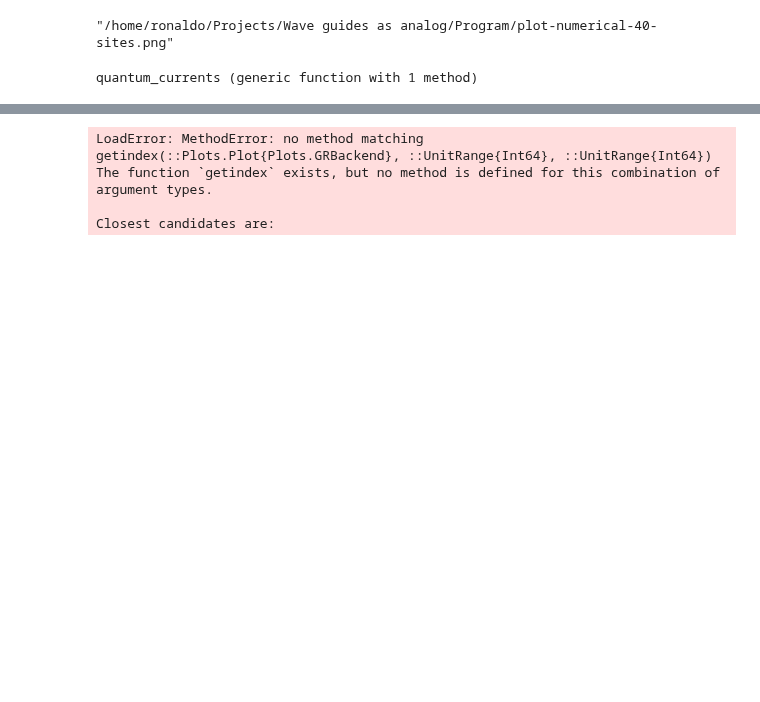
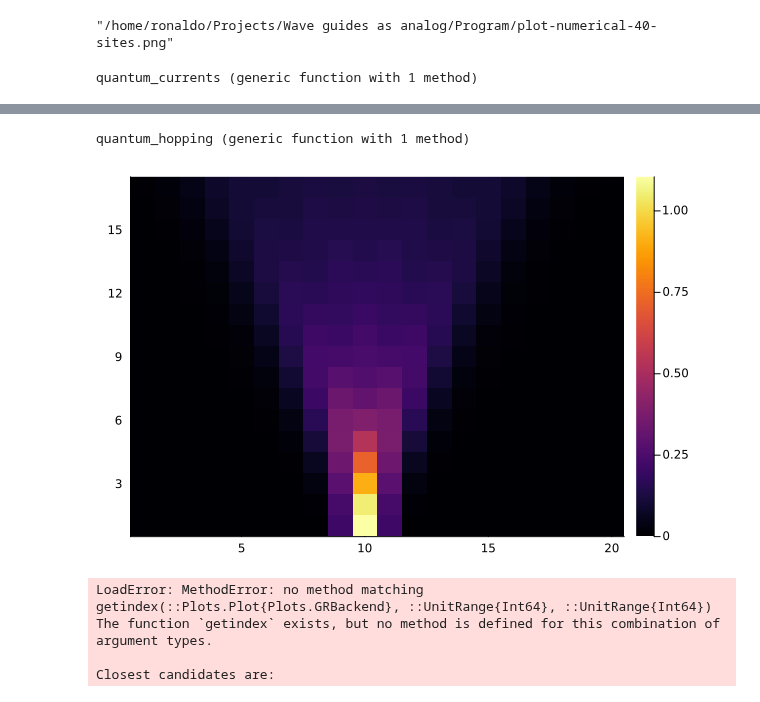
Before and after one commit to RonaldoNA/Projects, a Jupyter notebook: Wave guides as analog/Program/Quantum Walks and Correlator-Copy1.ipynb, the cells around one changed output, grey strips where cells are left out. Cells and saved outputs as stored; diff of their text form; code cells hidden in the pictures; blank space fills up the shorter version.

```diff
--- a/Wave guides as analog/Program/Quantum Walks and Correlator-Copy1.ipynb
+++ b/Wave guides as analog/Program/Quantum Walks and Correlator-Copy1.ipynb
@@ -459,11 +469,17 @@ function quantum_hopping(θ::Float64, Uva::Float64, gva::Float64)#, J::Float64=1
      for (i, ψ_vec) in enumerate(ψ_states)
         for p in 1:(M-1)
             KI =  (matrix_of_crea_ann_(p+1,p) .+ matrix_of_crea_ann_(p,p+1)) * ψ_vec
-            result[i, p] = real(1*1*dot(ψ_vec, JI))
+            result[i, p] = real(1*1*dot(ψ_vec, KI))
         end
     end
     return result
 end
+# %% [output]
+quantum_hopping (generic function with 1 method)
+# %%
+heatmap(quantum_hopping(0.0,0.0,0.0)[1:17, 11:30])
+# %% [output]
+[figure, added]
 # %%
 #Prueba para valores unicos
 qwcut = quantum_walks(0.0, 0.0 , 0.0)[1:17, 11:30]
```
Also changed, not shown: parts of 6 cells of this notebook, 1 other file.
